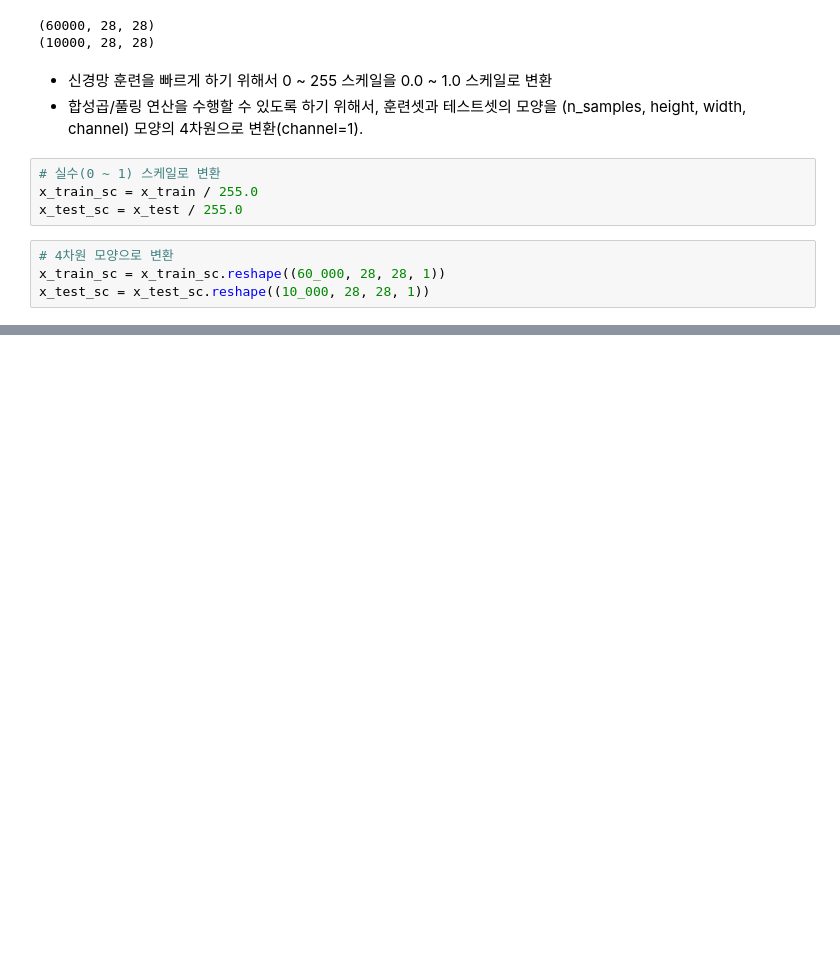
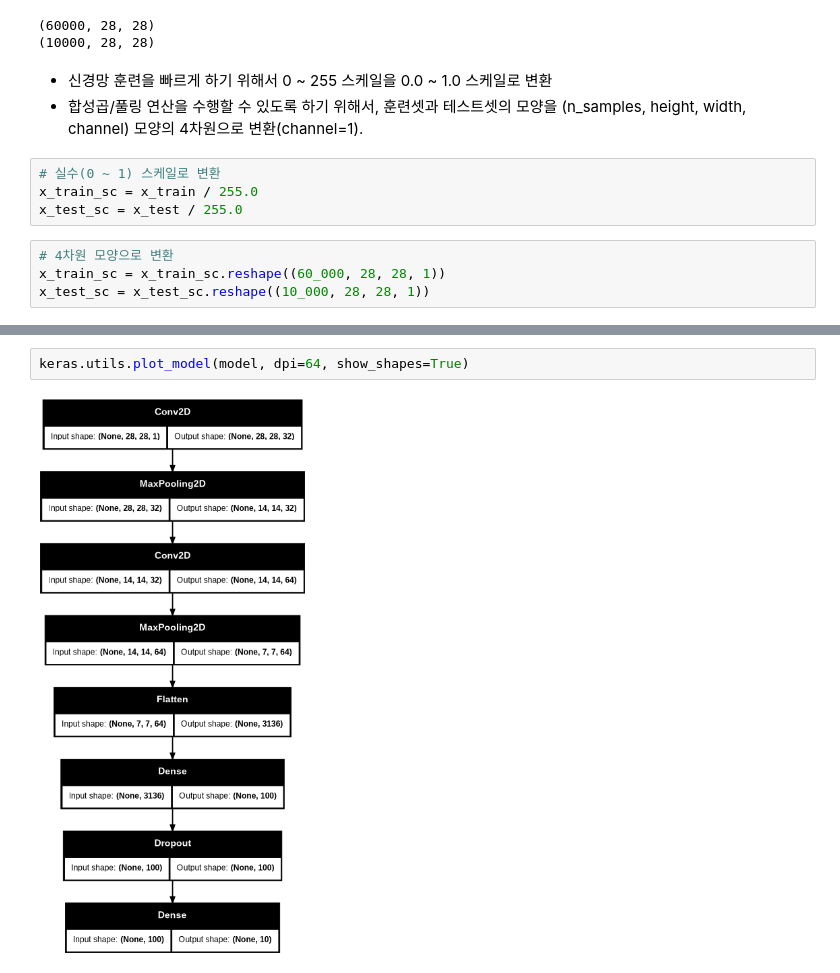
Before and after one commit to JakeOh/202605_BD57, a Jupyter notebook: lab_ml/ml18_cnn.ipynb, the cells around one changed output, grey strips where cells are left out. Drawn from its saved outputs; the diff is of its cells as text; blank space fills up the shorter version.

```diff
--- a/lab_ml/ml18_cnn.ipynb
+++ b/lab_ml/ml18_cnn.ipynb
@@ -364,0 +453,4 @@ x_test_sc = x_test_sc.reshape((10_000, 28, 28, 1))
+# %%
+keras.utils.plot_model(model, dpi=64, show_shapes=True)
+# %% [output]
+[figure, added]
```
Also changed, not shown: parts of 14 cells of this notebook.
